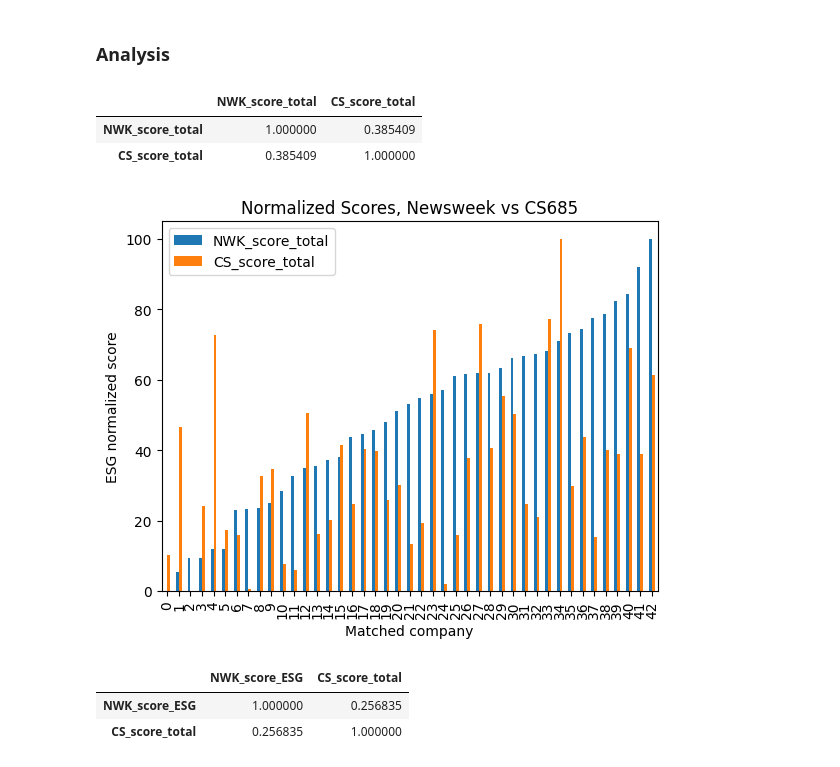
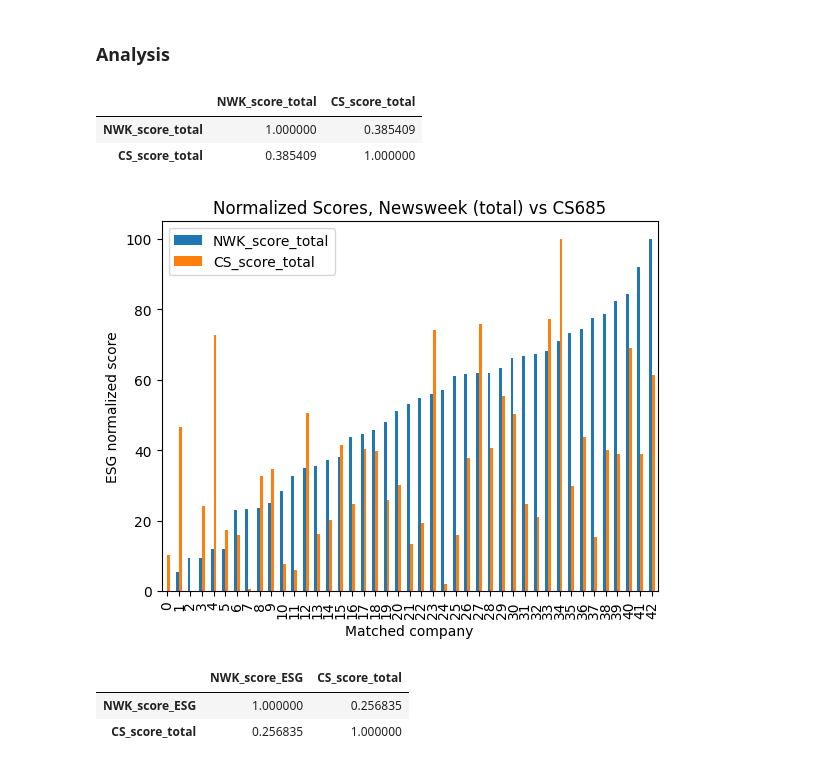
Before and after one commit to jbardowski/CS685_final_project, a Jupyter notebook: src/comp_scores/correlate_newsweek.ipynb, the cells around one changed output. Saved outputs shown, nothing was run; the diff lists cells and outputs as text; code cells hidden in the pictures.

```diff
--- a/src/comp_scores/correlate_newsweek.ipynb
+++ b/src/comp_scores/correlate_newsweek.ipynb
@@ -231,16 +231,17 @@ df2.head()
 # %%
 df1[['NWK_score_total', 'CS_score_total']].plot(kind='bar', grid=False)
 plt.xlabel(f"Matched company")
 plt.ylabel("ESG normalized score")
-plt.title("Normalized Scores, Newsweek vs CS685")
+plt.title("Normalized Scores, Newsweek (total) vs CS685")
+plt.savefig('nwkTotal_vs_cs.png')
 
 corr_mat_nw = df1[['NWK_score_total', 'CS_score_total']].corr()
 corr_mat_nw
 # %% [output]
 |  | NWK_score_total | CS_score_total |
 | NWK_score_total | 1.000000 | 0.385409 |
 | CS_score_total | 0.385409 | 1.000000 |
-[figure, old version]
+[figure, new version]
 # %%
 df1[['NWK_score_ESG', 'CS_score_total']].plot(kind='bar', grid=False)
 plt.xlabel(f"Matched company")
```
Also changed, not shown: parts of 8 cells of this notebook, 8 other files.
